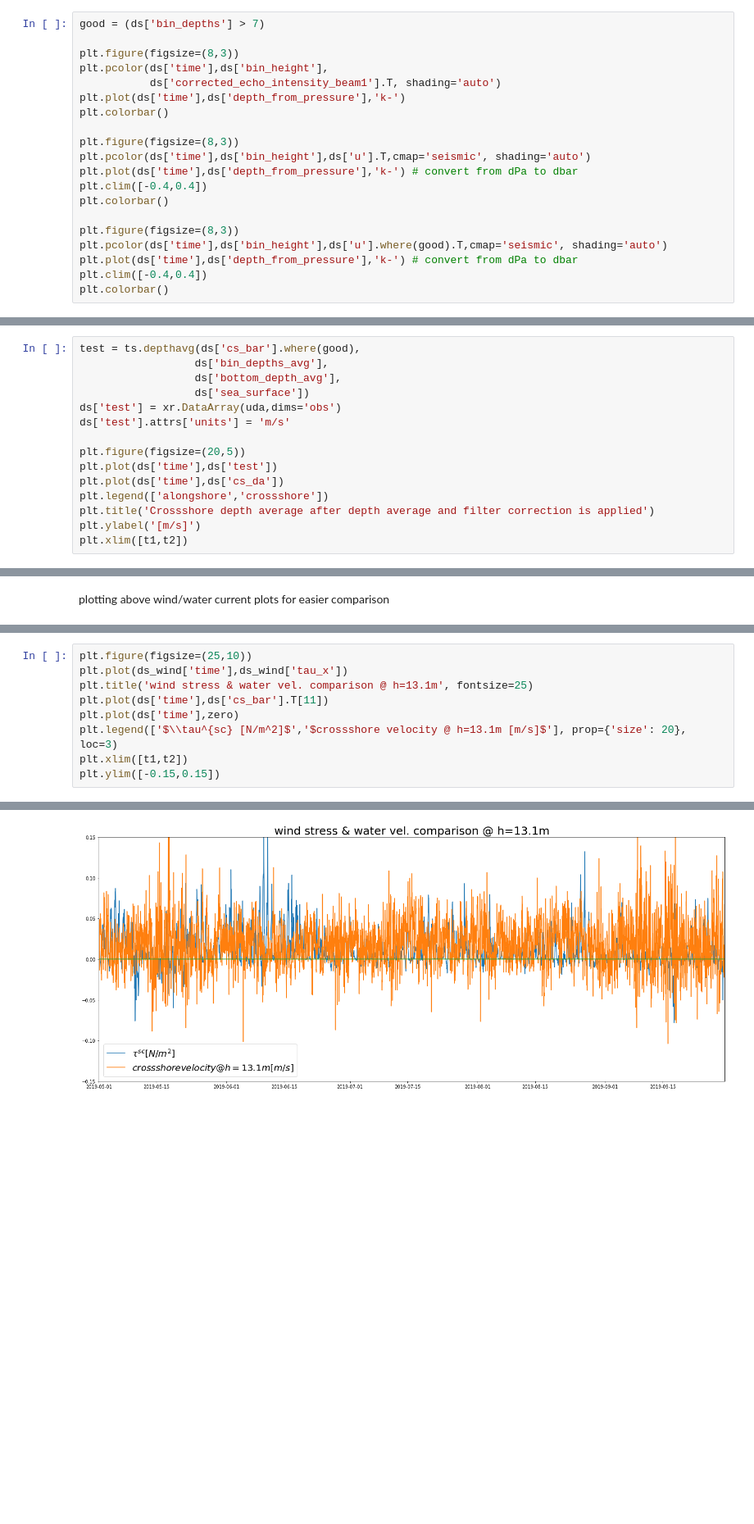
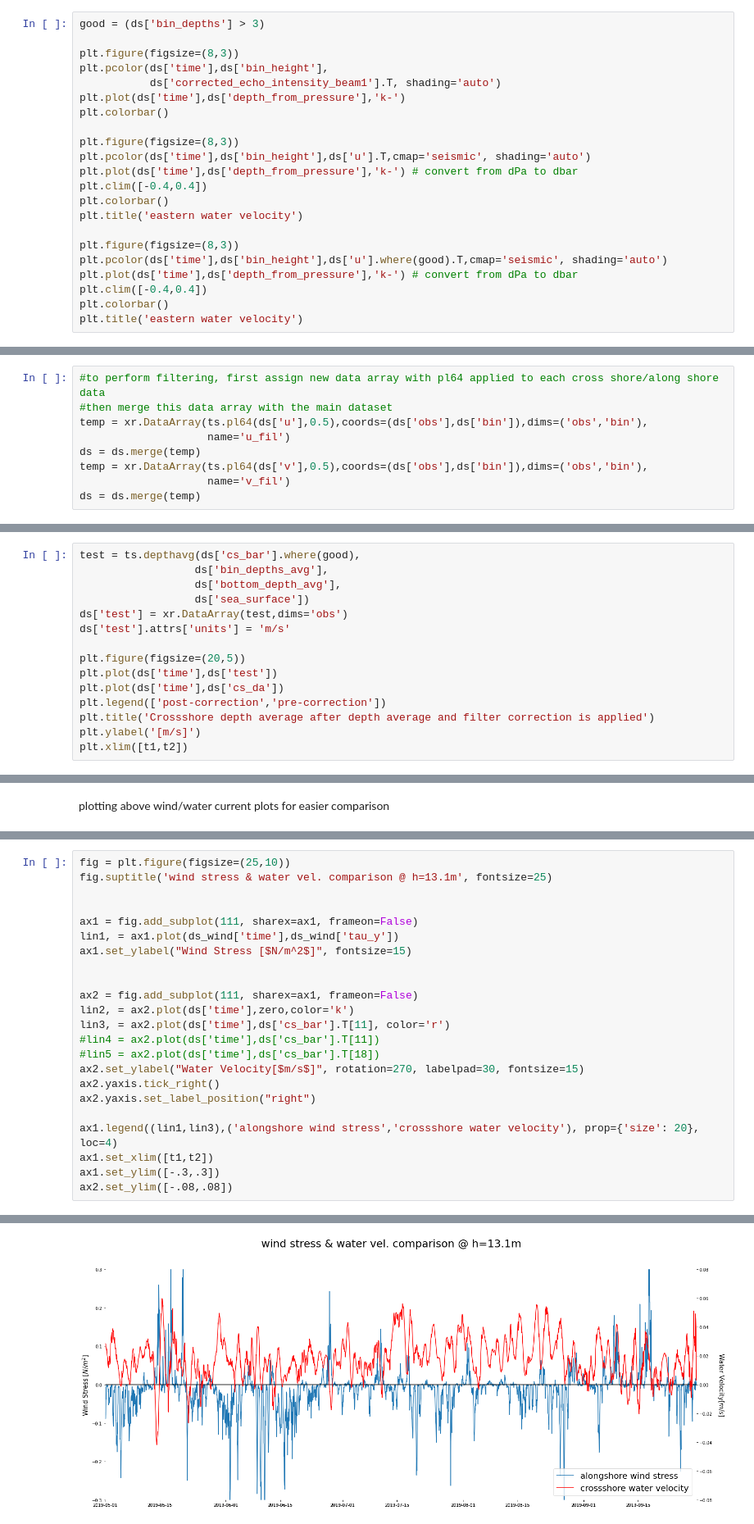
Before and after one commit to ascherer97/REU21, a Jupyter notebook: inshore_adcp_analysis.ipynb, the cells around one changed output, grey strips where cells are left out. Shown at 82% size. Cells and saved outputs as stored; diff of their text form; blank space fills up the shorter version.

```diff
--- a/inshore_adcp_analysis.ipynb
+++ b/inshore_adcp_analysis.ipynb
@@ -103,7 +85,7 @@ plt.xlim([t1,t2])
 [figure]
 [figure]
 # %%
-good = (ds['bin_depths'] > 7)
+good = (ds['bin_depths'] > 3)
 
 plt.figure(figsize=(8,3))
 plt.pcolor(ds['time'],ds['bin_height'],
@@ -116,10 +98,12 @@ plt.pcolor(ds['time'],ds['bin_height'],ds['u'].T,cmap='seismic', shading='auto')
 plt.plot(ds['time'],ds['depth_from_pressure'],'k-') # convert from dPa to dbar
 plt.clim([-0.4,0.4])
 plt.colorbar()
+plt.title('eastern water velocity')
 
 plt.figure(figsize=(8,3))
 plt.pcolor(ds['time'],ds['bin_height'],ds['u'].where(good).T,cmap='seismic', shading='auto')
 plt.plot(ds['time'],ds['depth_from_pressure'],'k-') # convert from dPa to dbar
 plt.clim([-0.4,0.4])
 plt.colorbar()
+plt.title('eastern water velocity')
 # %% [output]
@@ -258,0 +129,9 @@ plt.xlim([t1,t2])
+# %%
+#to perform filtering, first assign new data array with pl64 applied to each cross shore/along shore data
+#then merge this data array with the main dataset
+temp = xr.DataArray(ts.pl64(ds['u'],0.5),coords=(ds['obs'],ds['bin']),dims=('obs','bin'),
+                    name='u_fil')
+ds = ds.merge(temp)
+temp = xr.DataArray(ts.pl64(ds['v'],0.5),coords=(ds['obs'],ds['bin']),dims=('obs','bin'),
+                    name='v_fil')
+ds = ds.merge(temp)
@@ -326,13 +236,13 @@ test = ts.depthavg(ds['cs_bar'].where(good),
                   ds['bin_depths_avg'],
                   ds['bottom_depth_avg'],
                   ds['sea_surface'])
-ds['test'] = xr.DataArray(uda,dims='obs')
+ds['test'] = xr.DataArray(test,dims='obs')
 ds['test'].attrs['units'] = 'm/s'
 
 plt.figure(figsize=(20,5))
 plt.plot(ds['time'],ds['test'])
 plt.plot(ds['time'],ds['cs_da'])
-plt.legend(['alongshore','crossshore'])
+plt.legend(['post-correction','pre-correction'])
 plt.title('Crossshore depth average after depth average and filter correction is applied')
 plt.ylabel('[m/s]')
 plt.xlim([t1,t2])
@@ -432,10 +359,24 @@ plt.ylim([-0.15,0.15])
 # %%
-plt.figure(figsize=(25,10))
-plt.plot(ds_wind['time'],ds_wind['tau_x'])
-plt.title('wind stress & water vel. comparison @ h=13.1m', fontsize=25)
-plt.plot(ds['time'],ds['cs_bar'].T[11])
-plt.plot(ds['time'],zero)
-plt.legend(['$\\tau^{sc} [N/m^2]$','$crossshore velocity @ h=13.1m [m/s]$'], prop={'size': 20}, loc=3)
-plt.xlim([t1,t2])
-plt.ylim([-0.15,0.15])
+fig = plt.figure(figsize=(25,10))
+fig.suptitle('wind stress & water vel. comparison @ h=13.1m', fontsize=25)
+
+
+ax1 = fig.add_subplot(111, sharex=ax1, frameon=False)
+lin1, = ax1.plot(ds_wind['time'],ds_wind['tau_y'])
+ax1.set_ylabel("Wind Stress [$N/m^2$]", fontsize=15)
+
+
+ax2 = fig.add_subplot(111, sharex=ax1, frameon=False)
+lin2, = ax2.plot(ds['time'],zero,color='k')
+lin3, = ax2.plot(ds['time'],ds['cs_bar'].T[11], color='r')
+#lin4 = ax2.plot(ds['time'],ds['cs_bar'].T[11])
+#lin5 = ax2.plot(ds['time'],ds['cs_bar'].T[18])
+ax2.set_ylabel("Water Velocity[$m/s$]", rotation=270, labelpad=30, fontsize=15)
+ax2.yaxis.tick_right()
+ax2.yaxis.set_label_position("right")
+
+ax1.legend((lin1,lin3),('alongshore wind stress','crossshore water velocity'), prop={'size': 20}, loc=4)
+ax1.set_xlim([t1,t2])
+ax1.set_ylim([-.3,.3])
+ax2.set_ylim([-.08,.08])
 # %% [output]
@@ -443 +384 @@ plt.ylim([-0.15,0.15])
-[figure, old version]
+[figure, new version]
```
Also changed, not shown: parts of 24 cells of this notebook.
